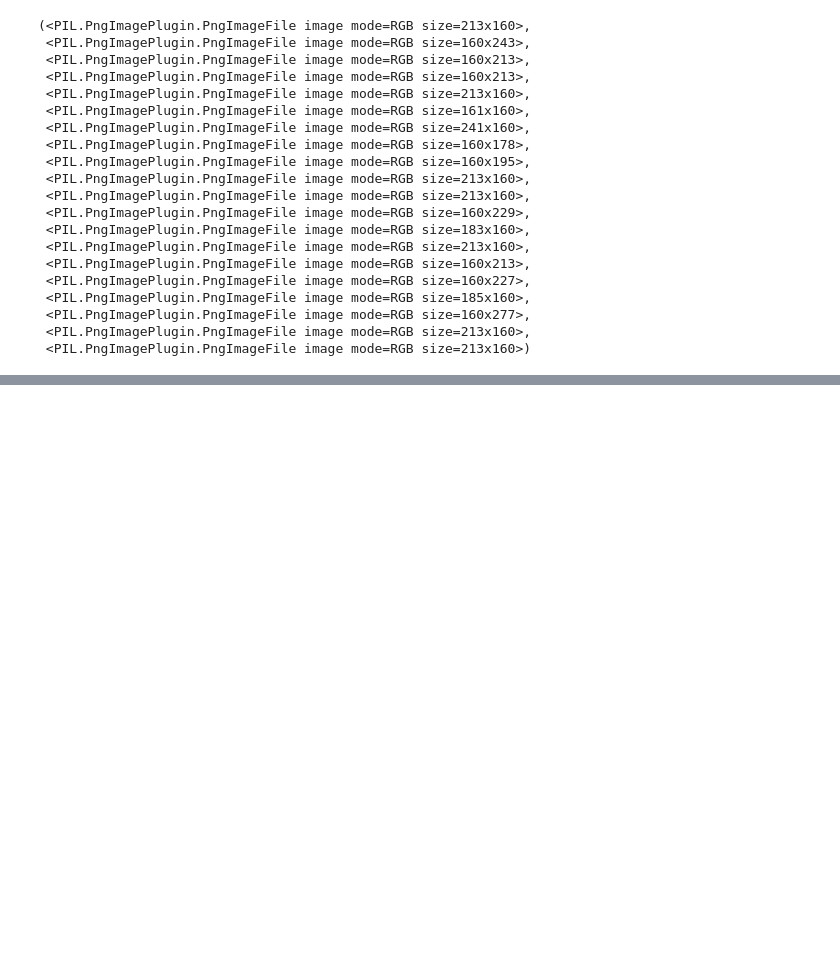
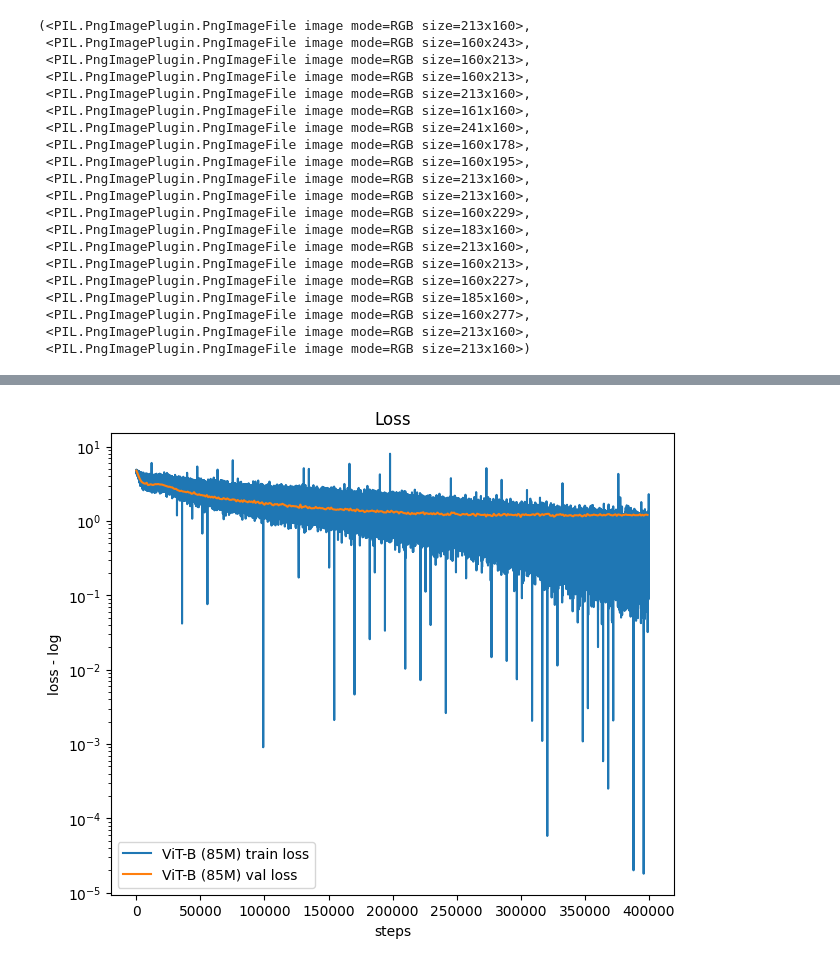
Before and after one commit to samitha278/nanoViT, a Jupyter notebook: test_imagenet.ipynb, the cells around one changed output, grey strips where cells are left out. Cells and saved outputs as stored; diff of their text form; code cells hidden in the pictures; blank space fills up the shorter version.

```diff
--- a/test_imagenet.ipynb
+++ b/test_imagenet.ipynb
@@ -183,2 +185,45 @@ imgs
 # %%
+import numpy as np
+import matplotlib.pyplot as plt
+%matplotlib inline
+
+sz = "85M"
+
+
+
+
+with open("/home/samitha/Projects/nanoViT/train_log/log.txt", "r") as f:
+    lines = f.readlines()
+
+streams = {}
+for line in lines:
+    step, stream, val = line.strip().split()
+    if stream not in streams:
+        streams[stream] = {}
+    streams[stream][int(step)] = float(val)
+
+streams_xy = {}
+for k, v in streams.items():
+    xy = sorted(list(v.items()))
+    streams_xy[k] = list(zip(*xy))
+
+plt.figure(figsize=(16, 6))
+
+# losses: both train and val
+plt.subplot(121)
+xs, ys = streams_xy["train"] # training loss
+ys = np.array(ys)
+plt.plot(xs, ys, label=f'ViT-B ({sz}) train loss')
+print("Min Train Loss:", min(ys))
+xs, ys = streams_xy["val"] # validation loss
+plt.plot(xs, ys, label=f'ViT-B ({sz}) val loss')
+
+
+plt.xlabel("steps")
+plt.ylabel("loss - log")
+plt.yscale('log')
+# plt.ylim(top=5.0)
+plt.legend()
+plt.title("Loss")
+print("Min Validation Loss:", min(ys))
 # %% [output]
@@ -185,0 +232 @@ SyntaxError: cannot use starred expression here (1408297334.py, line 1)
+[figure, added]
```
Also changed, not shown: parts of 3 cells of this notebook, 2 other files.
